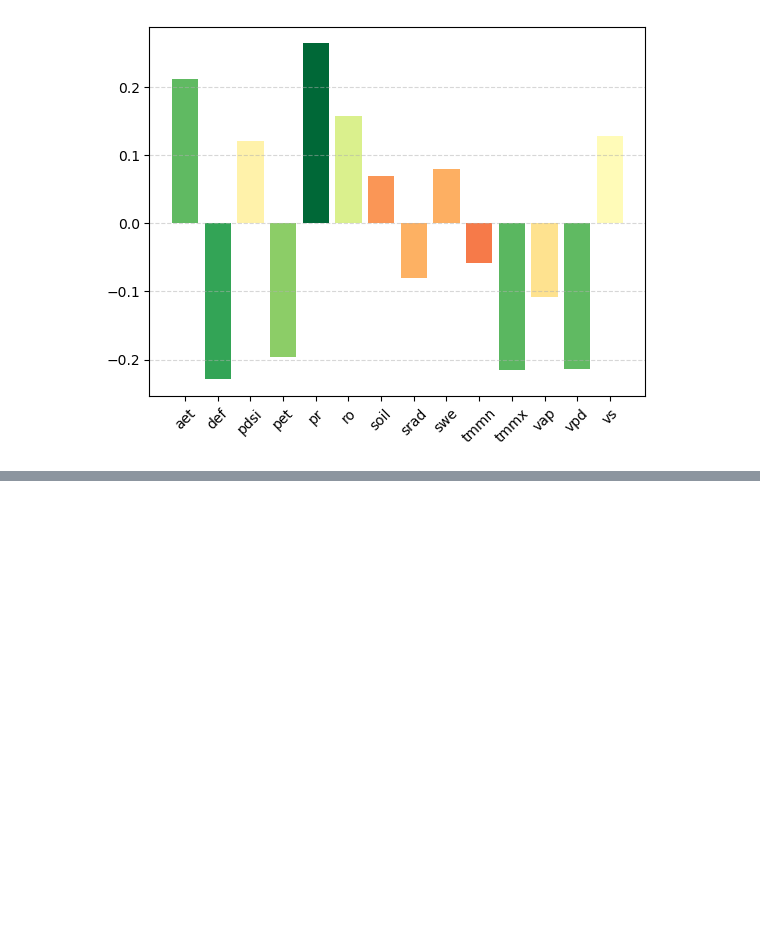
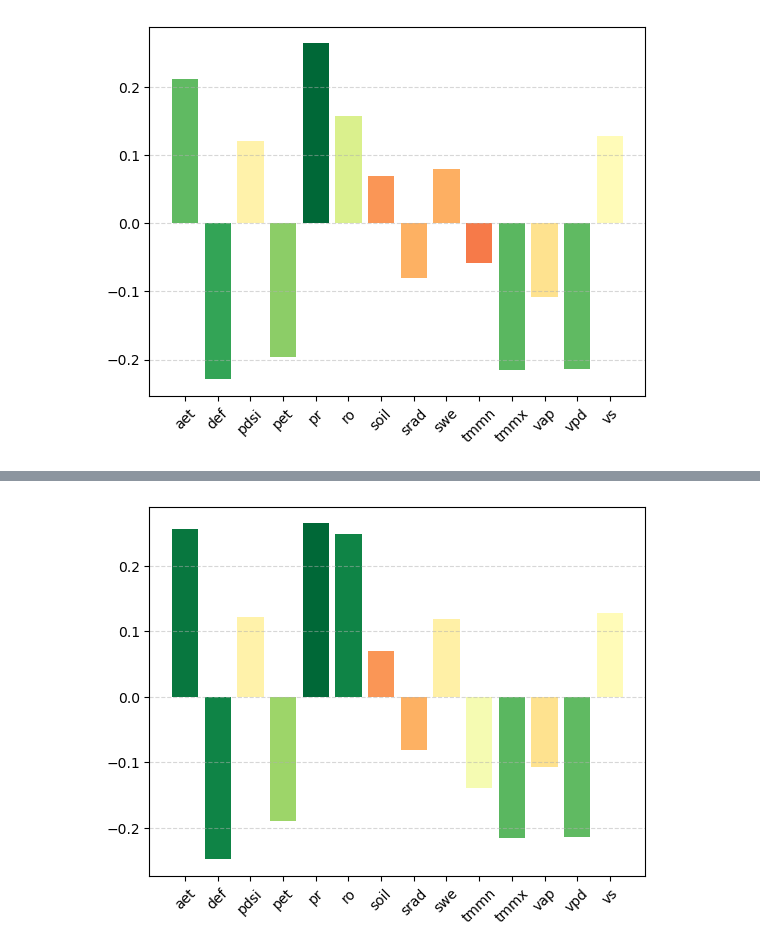
Before and after one commit to moienr/SoilNet, a Jupyter notebook: dataset/Climate/climate_data_analysis.ipynb, the cells around one changed output, grey strips where cells are left out. Drawn from its saved outputs; the diff is of its cells as text; code cells hidden in the pictures; blank space fills up the shorter version.

Commit message:
added correlation after excluding -999 data

```diff
--- a/dataset/Climate/climate_data_analysis.ipynb
+++ b/dataset/Climate/climate_data_analysis.ipynb
@@ -127,10 +127,6 @@ plt.show()
 - swe data seems to be `-999` most of the time.
 # %% [markdown]
 ## Correlation between the TS data and the OC
-# %%
-df = pd.read_csv(csv_files[0])
-df_ts = df.iloc[:, 1:13]
-df['ts_mean'] = df_ts.mean(axis=1)
 # %%
 corr_dict = {}
 print("Correlation: ")
@@ -190,0 +190,11 @@ plt.show()
+# %%
+corr_dict = {}
+print("Correlation: ")
+for csv_file in csv_files:
+    df = pd.read_csv(csv_file)
+    df_ts = df.iloc[:, 1:13]
+    df_ts.replace(-999, np.nan, inplace=True)
+    df['ts_mean'] = df_ts.mean(axis=1, skipna=True)
+    correlation = df['OC'].corr(df['ts_mean'])
+    print(f"{csv_file.split('_')[1]} and OC: {correlation:.2f}")
+    corr_dict[csv_file.split('_')[1]] = correlation
@@ -190,0 +217,27 @@ plt.show()
+# %%
+d = corr_dict
+# Convert the dictionary to a list of tuples
+data = list(d.items())
+
+# Split the list into two separate lists of keys and values
+labels, values = zip(*data)
+
+# Define a colormap based on the absolute values of the bars
+norm = plt.Normalize(0, max(values))
+colors = plt.cm.RdYlGn(norm(np.abs(values)))
+
+# Create a bar plot
+fig, ax = plt.subplots()
+ax.bar(labels, values, color=colors)
+
+#ax.set_ylim([-1, 1])
+# Rotate the x-axis labels by 45 degrees
+plt.xticks(rotation=45)
+
+# Add a grid
+ax.grid(True, axis='y', linestyle='--', alpha=0.5, which='both')
+
+# Show the plot
+plt.show()
+# %% [output]
+[figure, added]
```
Also changed, not shown: parts of 3 cells of this notebook.
